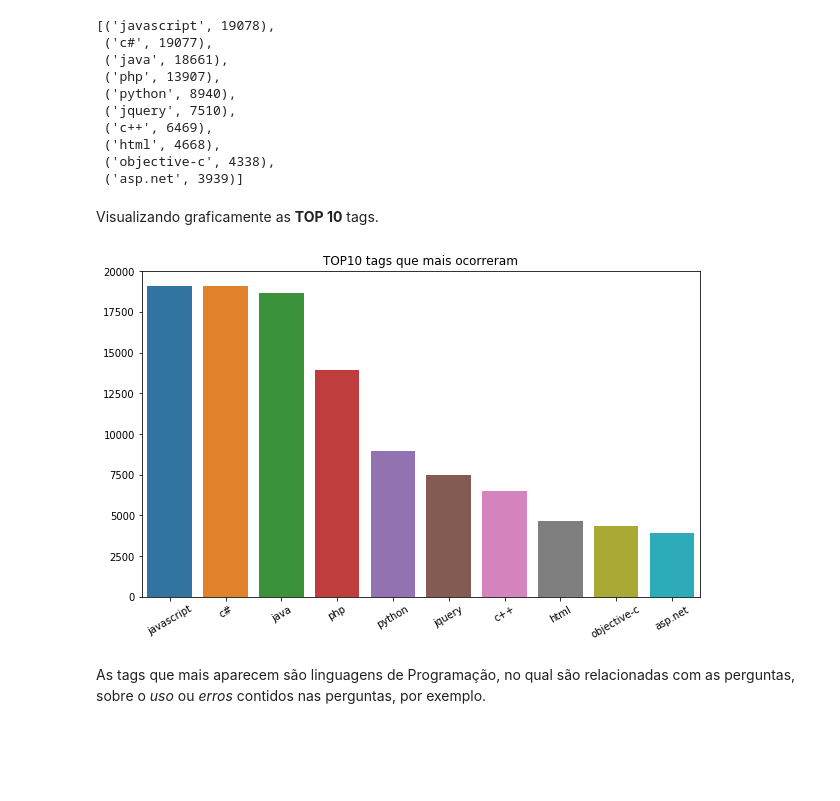
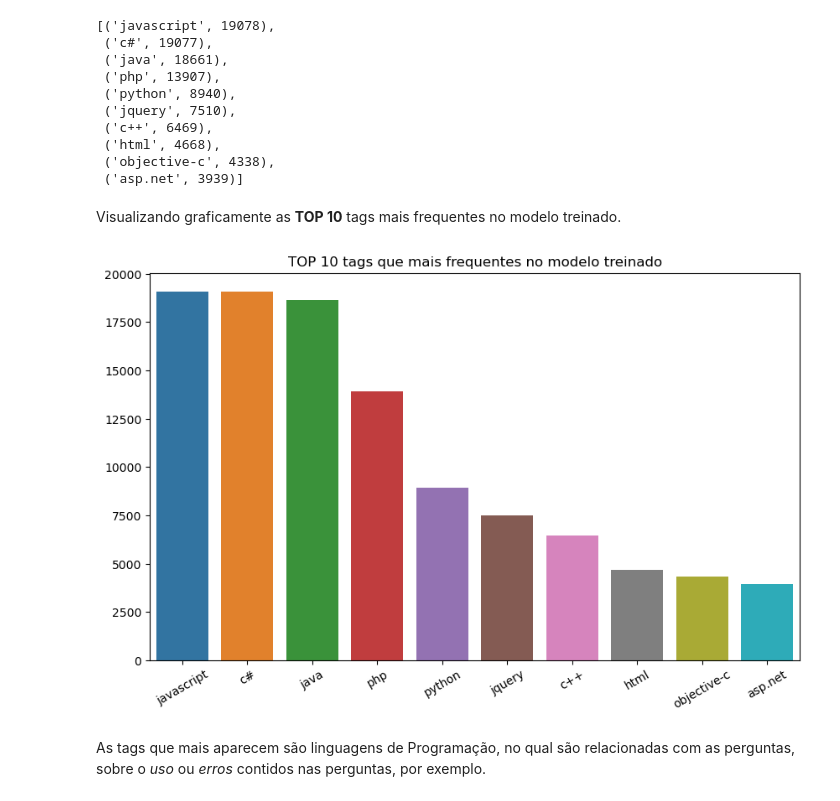
Before and after one commit to LuksJobs/previsao-pln, a Jupyter notebook: previsao_de_pln.ipynb, the cells around one changed output. Saved outputs shown, nothing was run; the diff lists cells and outputs as text; code cells hidden in the pictures; blank space fills up the shorter version.

Commit message:
:fire: Ajustando treinamento de modelo das tags mais usadas e palvras mais utilizadas

```diff
--- a/previsao_de_pln.ipynb
+++ b/previsao_de_pln.ipynb
@@ -346,27 +354,27 @@ tags_freq[:10]
  ('objective-c', 4338),
  ('asp.net', 3939)]
 # %% [markdown]
-Visualizando graficamente as **TOP 10** tags.
+Visualizando graficamente as **TOP 10** tags mais frequentes no modelo treinado.
 # %%
 # colocando as palavras em um objeto do tipo lista
 tags_list = list(dict(tags_freq[:10]).keys())
 
 # colocando as ocorrências em um objeto do tipo lista
 occur_list = list(dict(tags_freq[:10]).values())
 
 # definindo a área de plotagem
 plt.figure(figsize=(10,6))
 
 # criando o gráfico
 ax = sns.barplot(x = tags_list, y = occur_list)
 
 # inserindo o título
-ax.set_title('TOP10 tags que mais ocorreram')
+ax.set_title('TOP 10 tags que mais frequentes no modelo treinado')
 
 # rotacionando os rótulos do eixo x
 plt.xticks(rotation=30);
 # %% [output]
-[figure, old version]
+[figure, new version]
 # %% [markdown]
 As tags que mais aparecem são linguagens de Programação, no qual são relacionadas com as perguntas, sobre o *uso* ou *erros* contidos nas perguntas, por exemplo.
 # %% [markdown]
```
Also changed, not shown: parts of 9 cells of this notebook.
